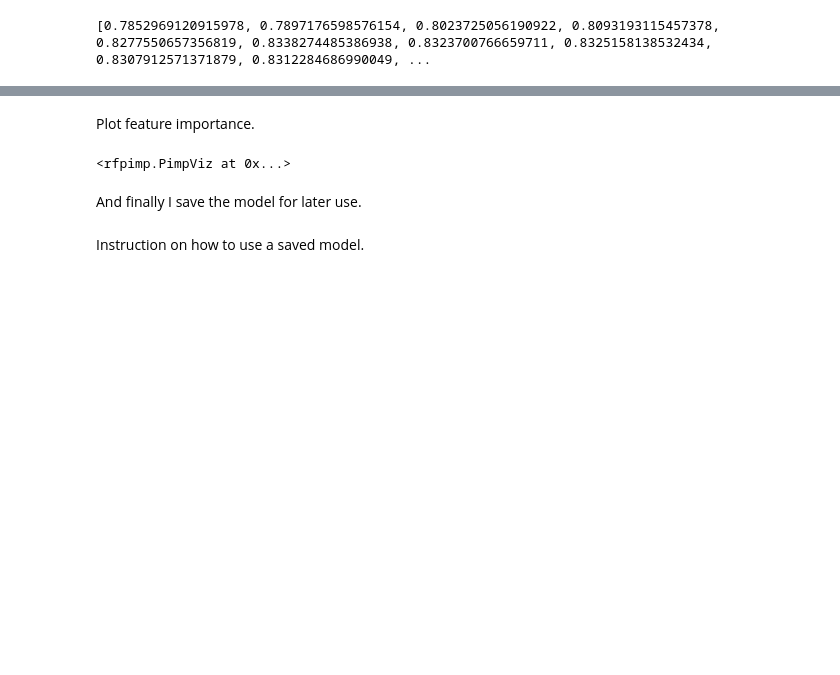
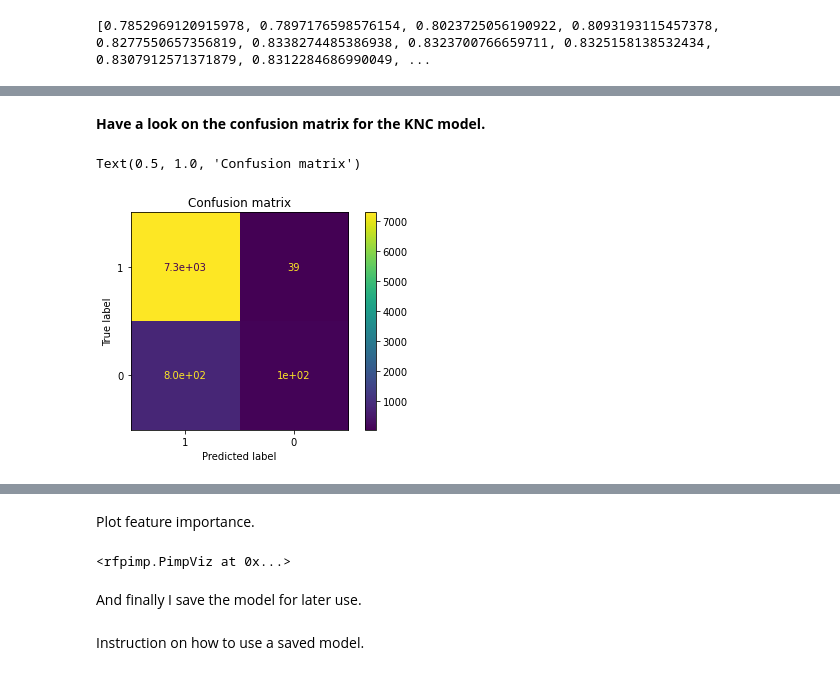
Before and after one commit to anti-beeh/final-project, a Jupyter notebook: notebooks/3-modeling.ipynb, the cells around one changed output, grey strips where cells are left out. Cells and saved outputs as stored; diff of their text form; code cells hidden in the pictures; blank space fills up the shorter version.

```diff
--- a/notebooks/3-modeling.ipynb
+++ b/notebooks/3-modeling.ipynb
@@ -190,0 +258,8 @@ accuracy_score(y_test, y_pred)
+# %% [markdown]
+**Have a look on the confusion matrix for the KNC model.**
+# %%
+disp = plot_confusion_matrix(knc, X_test, y_test, display_labels=y_test)
+disp.ax_.set_title("Confusion matrix")
+# %% [output]
+Text(0.5, 1.0, 'Confusion matrix')
+[figure, added]
```
Also changed, not shown: parts of 32 cells of this notebook.
